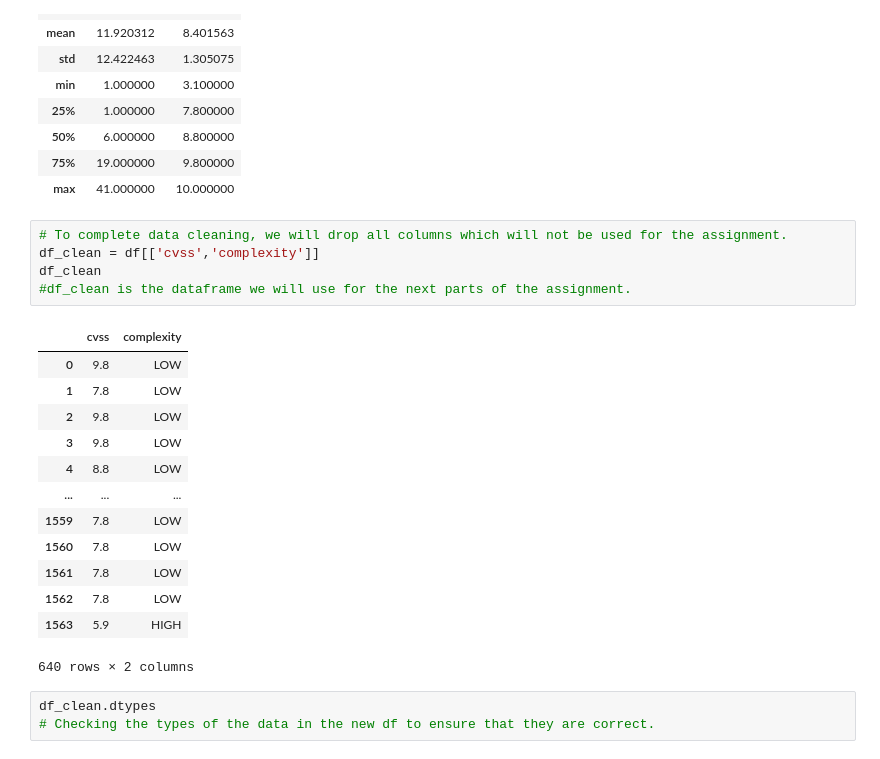
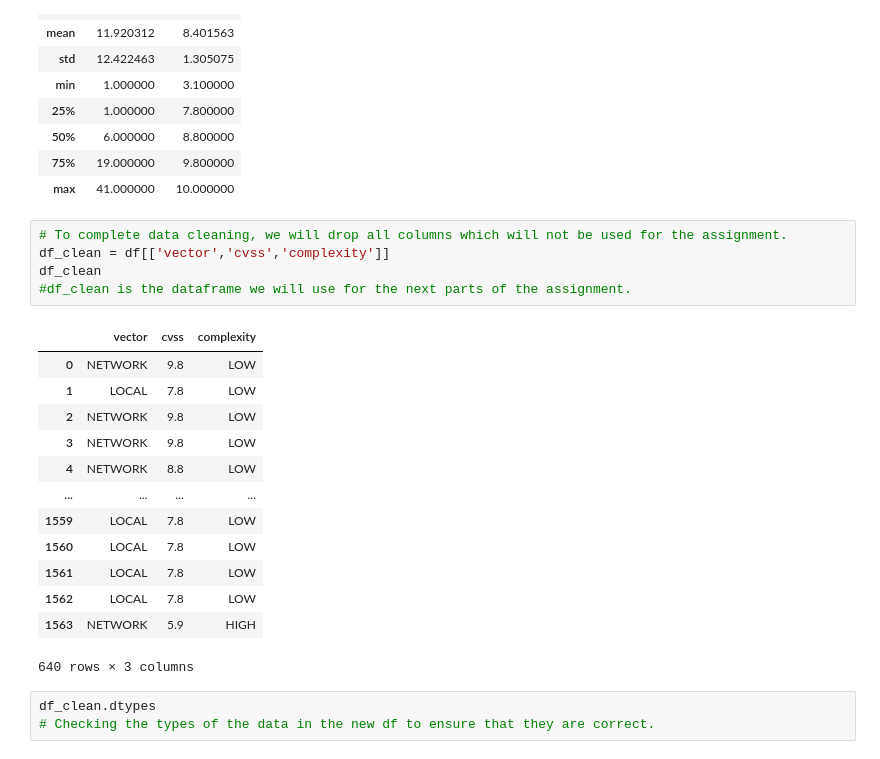
Before and after one commit to S10241798/AITT, a Jupyter notebook: AITT Assignment.ipynb, the cells around one changed output. Saved outputs shown, nothing was run; the diff lists cells and outputs as text.

```diff
--- a/AITT Assignment.ipynb
+++ b/AITT Assignment.ipynb
@@ -138,23 +138,23 @@ df.describe()
 | max | 41.000000 | 10.000000 |
 # %%
 # To complete data cleaning, we will drop all columns which will not be used for the assignment.
-df_clean = df[['cvss','complexity']]
+df_clean = df[['vector','cvss','complexity']]
 df_clean
 #df_clean is the dataframe we will use for the next parts of the assignment.
 # %% [output]
-|  | cvss | complexity |
-| 0 | 9.8 | LOW |
-| 1 | 7.8 | LOW |
-| 2 | 9.8 | LOW |
-| 3 | 9.8 | LOW |
-| 4 | 8.8 | LOW |
-| ... | ... | ... |
-| 1559 | 7.8 | LOW |
-| 1560 | 7.8 | LOW |
-| 1561 | 7.8 | LOW |
-| 1562 | 7.8 | LOW |
-| 1563 | 5.9 | HIGH |
+|  | vector | cvss | complexity |
+| 0 | NETWORK | 9.8 | LOW |
+| 1 | LOCAL | 7.8 | LOW |
+| 2 | NETWORK | 9.8 | LOW |
+| 3 | NETWORK | 9.8 | LOW |
+| 4 | NETWORK | 8.8 | LOW |
+| ... | ... | ... | ... |
+| 1559 | LOCAL | 7.8 | LOW |
+| 1560 | LOCAL | 7.8 | LOW |
+| 1561 | LOCAL | 7.8 | LOW |
+| 1562 | LOCAL | 7.8 | LOW |
+| 1563 | NETWORK | 5.9 | HIGH |
-640 rows × 2 columns
+640 rows × 3 columns
 # %%
 df_clean.dtypes
 # Checking the types of the data in the new df to ensure that they are correct.
```
